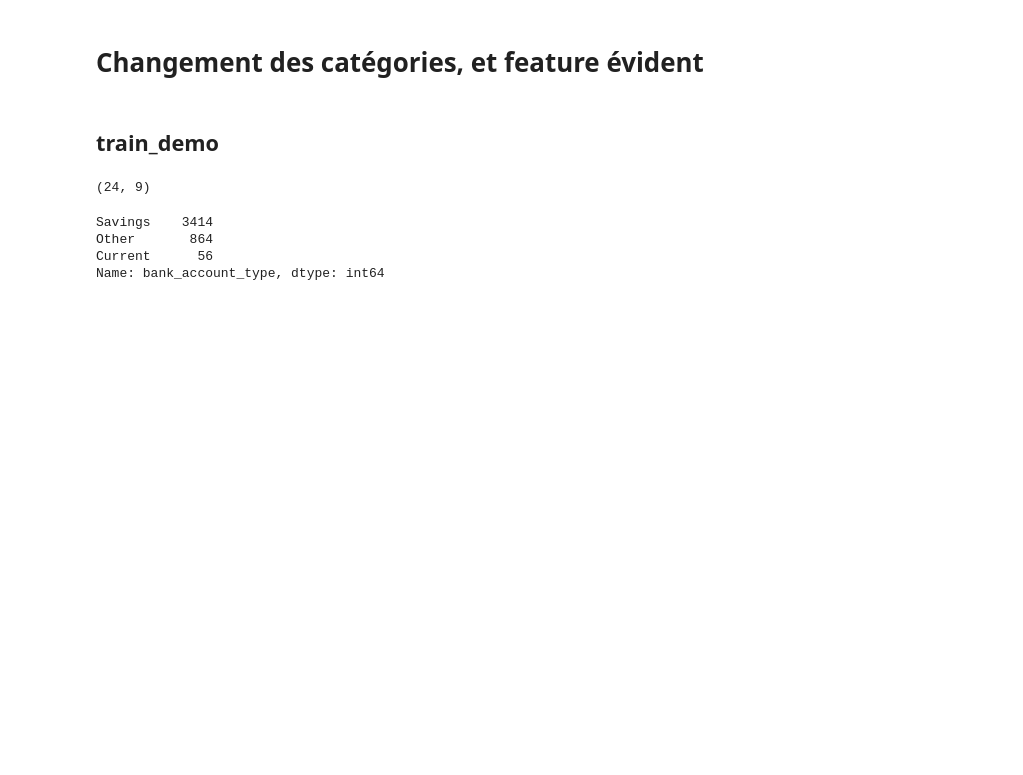
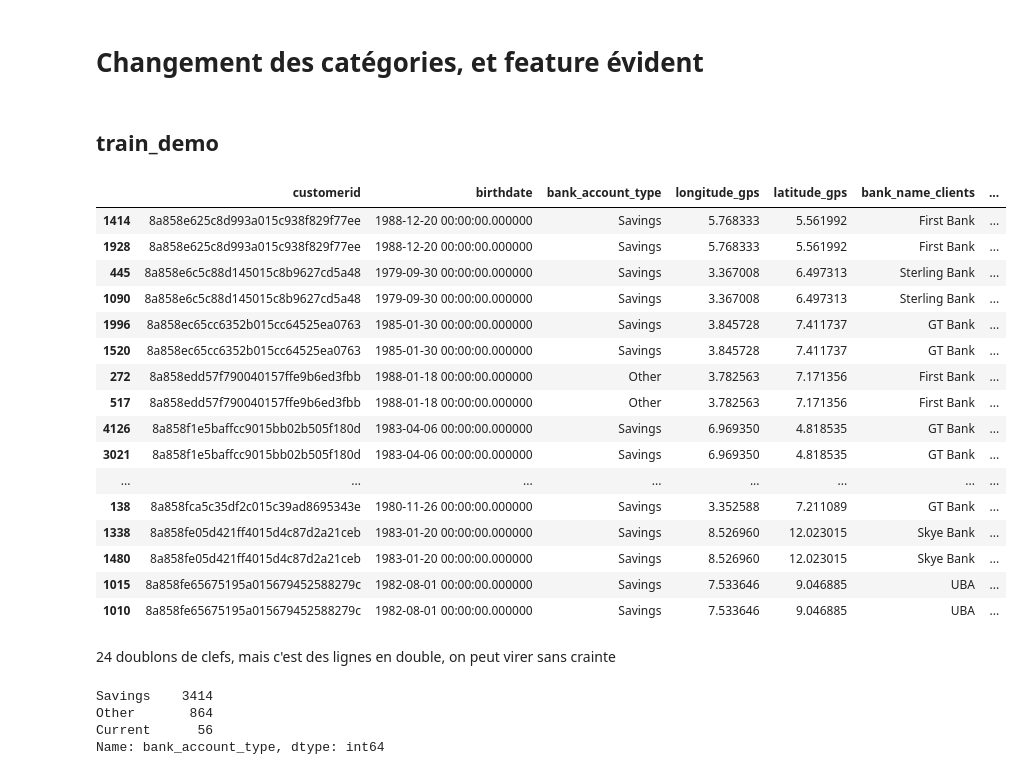
Before and after one commit to mlabarrere/Data-Science-Nigeria-Challenge-1-Loan-Default-Prediction, a Jupyter notebook: Notebook 0 Data_Analysis.ipynb, the cells around one changed output. Cells and saved outputs as stored; diff of their text form; code cells hidden in the pictures; blank space fills up the shorter version.

```diff
--- a/Notebook 0 Data_Analysis.ipynb
+++ b/Notebook 0 Data_Analysis.ipynb
@@ -67,7 +86,25 @@ train_prev_loans = load_data(file = "train/trainprevloans.csv")
 # %%
-train_demo[train_demo['customerid'].duplicated(keep=False)].sort_values('customerid').shape
+train_demo[train_demo['customerid'].duplicated(keep=False)].sort_values('customerid')
 # %% [output]
-(24, 9)
+|  | customerid | birthdate | bank_account_type | longitude_gps | latitude_gps | bank_name_clients | ... |
+| 1414 | 8a858e625c8d993a015c938f829f77ee | 1988-12-20 00:00:00.000000 | Savings | 5.768333 | 5.561992 | First Bank | ... |
+| 1928 | 8a858e625c8d993a015c938f829f77ee | 1988-12-20 00:00:00.000000 | Savings | 5.768333 | 5.561992 | First Bank | ... |
+| 445 | 8a858e6c5c88d145015c8b9627cd5a48 | 1979-09-30 00:00:00.000000 | Savings | 3.367008 | 6.497313 | Sterling Bank | ... |
+| 1090 | 8a858e6c5c88d145015c8b9627cd5a48 | 1979-09-30 00:00:00.000000 | Savings | 3.367008 | 6.497313 | Sterling Bank | ... |
+| 1996 | 8a858ec65cc6352b015cc64525ea0763 | 1985-01-30 00:00:00.000000 | Savings | 3.845728 | 7.411737 | GT Bank | ... |
+| 1520 | 8a858ec65cc6352b015cc64525ea0763 | 1985-01-30 00:00:00.000000 | Savings | 3.845728 | 7.411737 | GT Bank | ... |
+| 272 | 8a858edd57f790040157ffe9b6ed3fbb | 1988-01-18 00:00:00.000000 | Other | 3.782563 | 7.171356 | First Bank | ... |
+| 517 | 8a858edd57f790040157ffe9b6ed3fbb | 1988-01-18 00:00:00.000000 | Other | 3.782563 | 7.171356 | First Bank | ... |
+| 4126 | 8a858f1e5baffcc9015bb02b505f180d | 1983-04-06 00:00:00.000000 | Savings | 6.969350 | 4.818535 | GT Bank | ... |
+| 3021 | 8a858f1e5baffcc9015bb02b505f180d | 1983-04-06 00:00:00.000000 | Savings | 6.969350 | 4.818535 | GT Bank | ... |
+| ... | ... | ... | ... | ... | ... | ... | ... |
+| 138 | 8a858fca5c35df2c015c39ad8695343e | 1980-11-26 00:00:00.000000 | Savings | 3.352588 | 7.211089 | GT Bank | ... |
+| 1338 | 8a858fe05d421ff4015d4c87d2a21ceb | 1983-01-20 00:00:00.000000 | Savings | 8.526960 | 12.023015 | Skye Bank | ... |
+| 1480 | 8a858fe05d421ff4015d4c87d2a21ceb | 1983-01-20 00:00:00.000000 | Savings | 8.526960 | 12.023015 | Skye Bank | ... |
+| 1015 | 8a858fe65675195a015679452588279c | 1982-08-01 00:00:00.000000 | Savings | 7.533646 | 9.046885 | UBA | ... |
+| 1010 | 8a858fe65675195a015679452588279c | 1982-08-01 00:00:00.000000 | Savings | 7.533646 | 9.046885 | UBA | ... |
+# %% [markdown]
+24 doublons de clefs, mais c'est des lignes en double, on peut virer sans crainte
 # %%
 train_demo = train_demo.drop_duplicates(subset='customerid', keep='first', inplace=False)
 # %%
```
Also changed, not shown: parts of 24 cells of this notebook.
